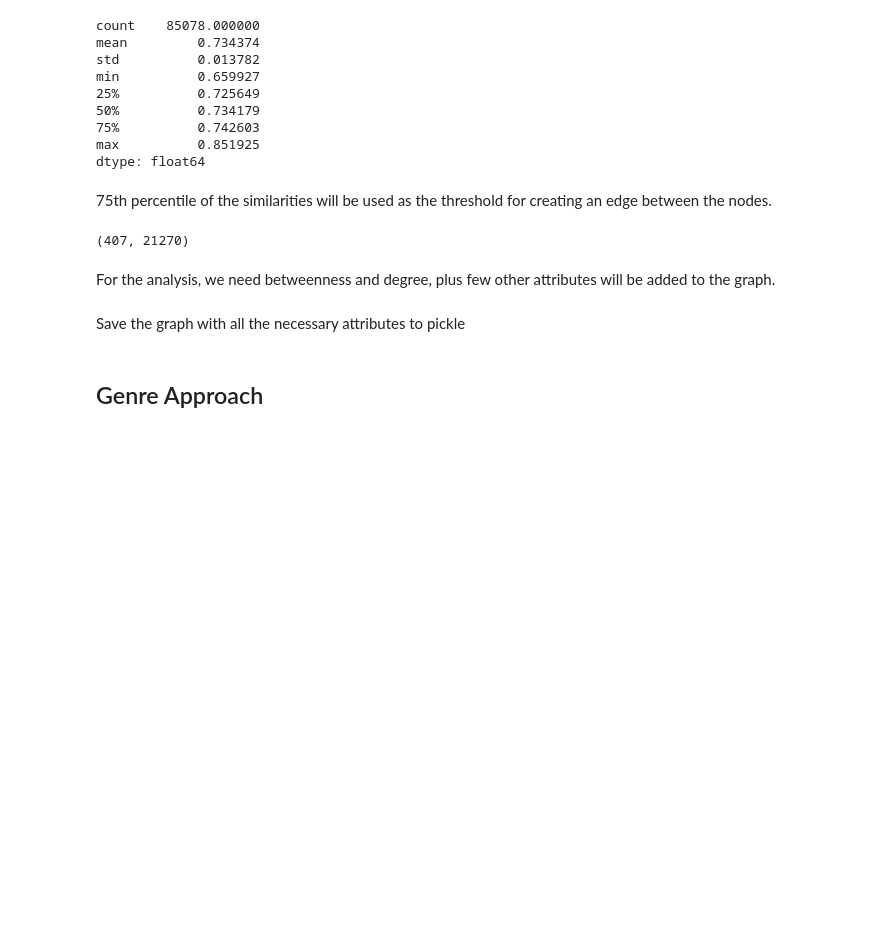
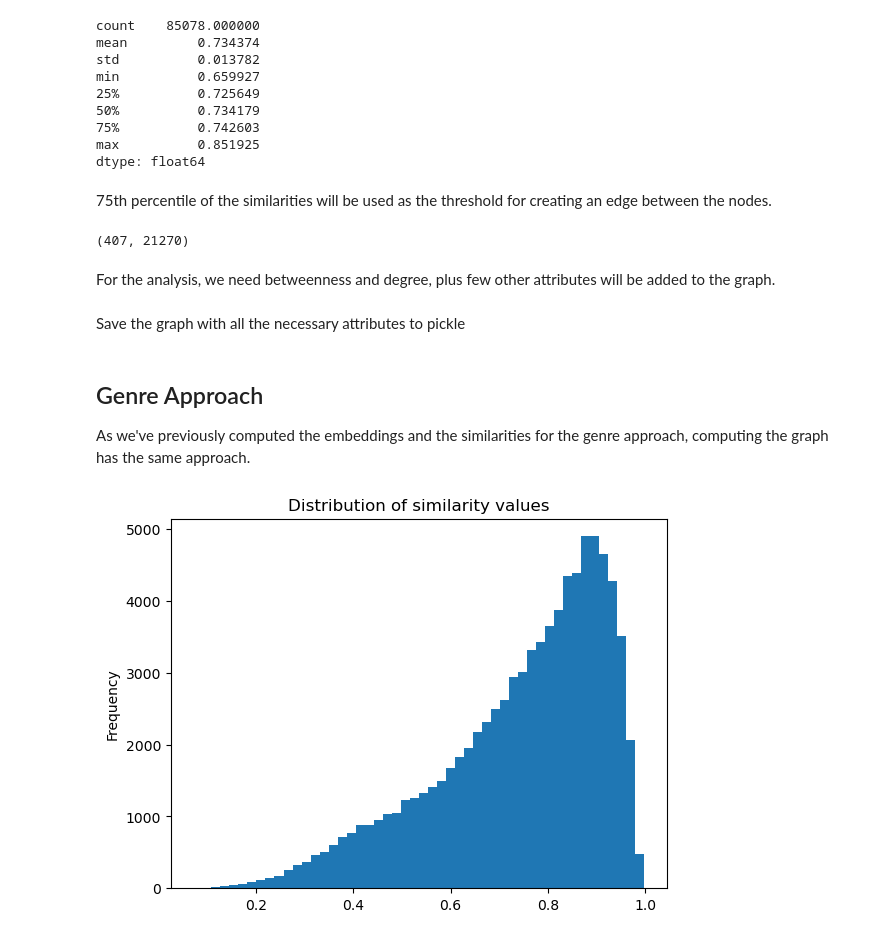
Before and after one commit to epfl-ada/ada-2023-project-adaroundtheworld2023, a Jupyter notebook: notebooks/graphs.ipynb, the cells around one changed output. Cells and saved outputs as stored; diff of their text form; code cells hidden in the pictures; blank space fills up the shorter version.

```diff
--- a/notebooks/graphs.ipynb
+++ b/notebooks/graphs.ipynb
@@ -110,3 +126,17 @@ with open(f'../data/graphs/embedding/{DECADE}s.gpickle', 'wb') as f:
     pickle.dump(G, f, pickle.HIGHEST_PROTOCOL)
 # %% [markdown]
 ## Genre Approach
+
+As we've previously computed the embeddings and the similarities for the genre approach, computing the graph has the same approach.
+# %%
+DECADE = 1920  # the decade we're interested in
+
+# get the similarities as dict and extract list of unique movies
+similarity_dict = get_similarities_from_json(DECADE, approach='custom_genres')
+movies = list(set(itertools.chain(*similarity_dict.keys())))
+# %%
+# check the distribution of similarity values
+similarity_values = list(similarity_dict.values())
+_ = pd.Series(similarity_values).plot.hist(bins=50, title='Distribution of similarity values')
+# %% [output]
+[figure, added]
```
Also changed, not shown: parts of 18 cells of this notebook, 4 other files.
